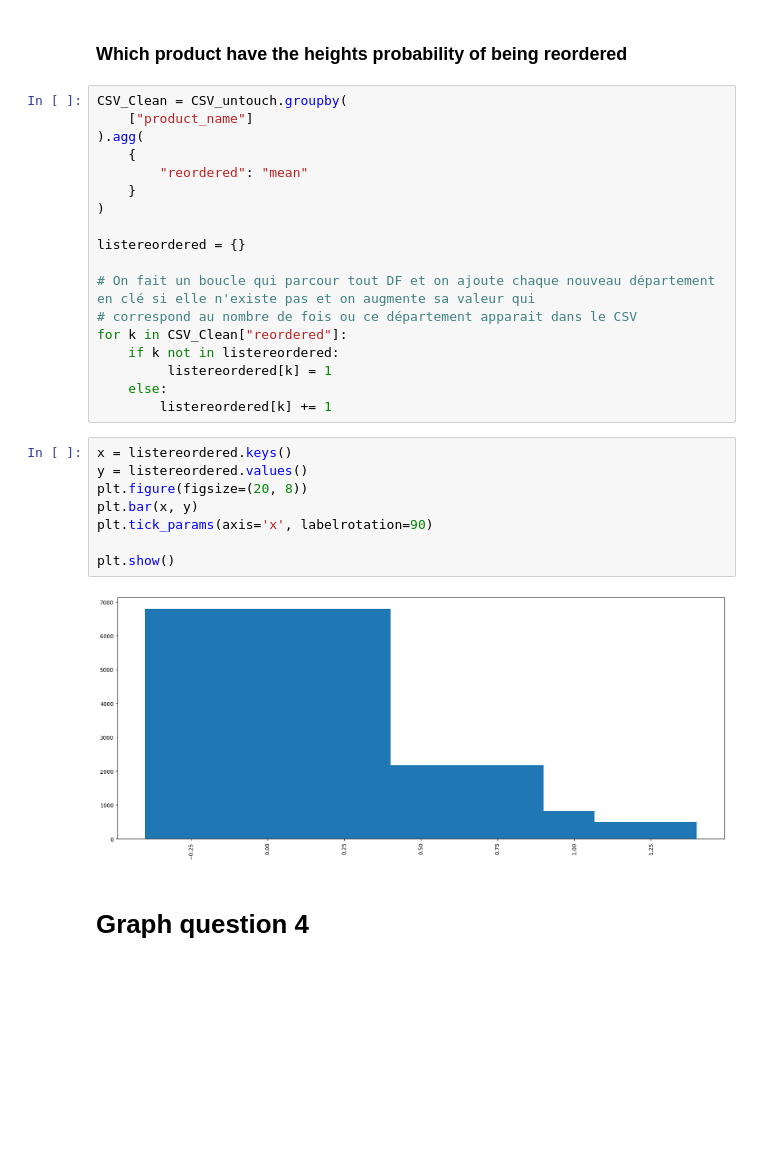
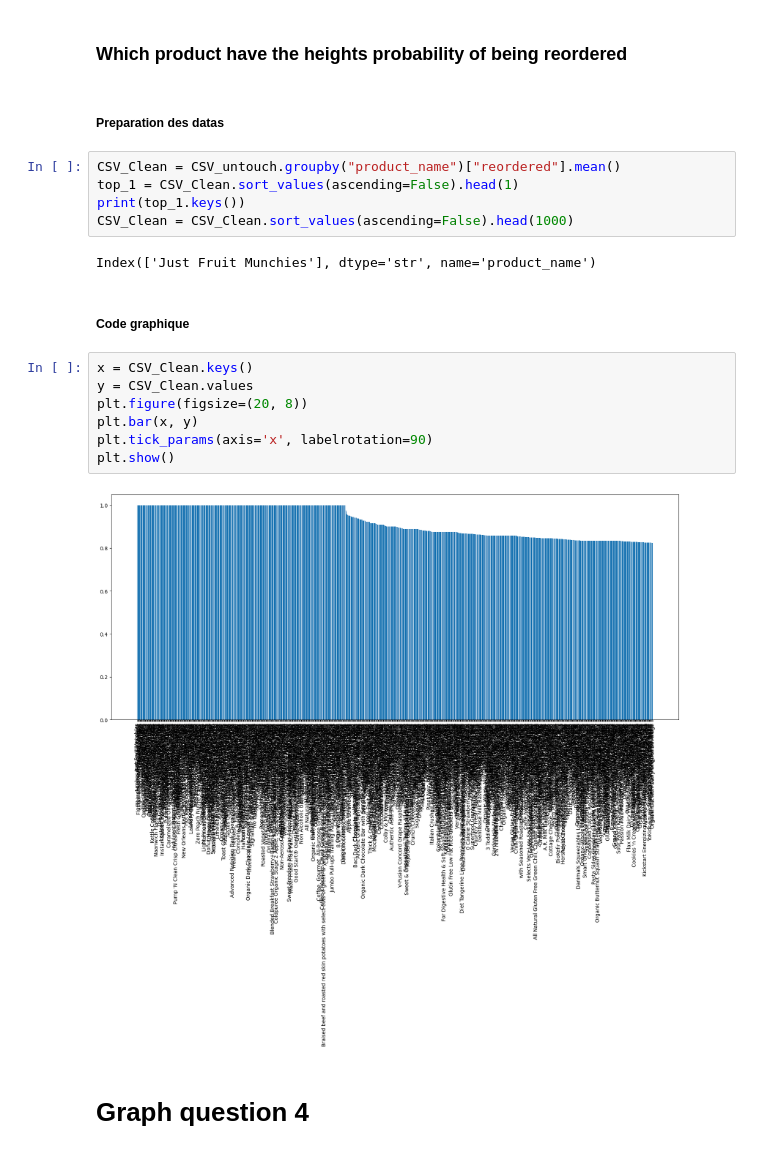
Before and after one commit to BastianHanart/NextBuy, a Jupyter notebook: notebook.ipynb, the cells around one changed output. Cells and saved outputs as stored; diff of their text form; blank space fills up the shorter version.

```diff
--- a/notebook.ipynb
+++ b/notebook.ipynb
@@ -85,34 +118,26 @@ plt.show()
 # Graph question 3
 # %% [markdown]
 ### Which product have the heights probability of being reordered
+# %% [markdown]
+##### Preparation des datas
 # %%
-CSV_Clean = CSV_untouch.groupby(
-    ["product_name"]
-).agg(
-    {
-        "reordered": "mean"
-    }
-)
-
-listereordered = {}
-
-# On fait un boucle qui parcour tout DF et on ajoute chaque nouveau département en clé si elle n'existe pas et on augmente sa valeur qui
-# correspond au nombre de fois ou ce département apparait dans le CSV
-for k in CSV_Clean["reordered"]:
-    if k not in listereordered:
-         listereordered[k] = 1
-    else:
-        listereordered[k] += 1
+CSV_Clean = CSV_untouch.groupby("product_name")["reordered"].mean()
+top_1 = CSV_Clean.sort_values(ascending=False).head(1)
+print(top_1.keys())
+CSV_Clean = CSV_Clean.sort_values(ascending=False).head(1000)
+# %% [output]
+Index(['Just Fruit Munchies'], dtype='str', name='product_name')
+# %% [markdown]
+##### Code graphique
 # %%
-x = listereordered.keys()
-y = listereordered.values()
+x = CSV_Clean.keys()
+y = CSV_Clean.values
 plt.figure(figsize=(20, 8))
 plt.bar(x, y)
 plt.tick_params(axis='x', labelrotation=90)
-
 plt.show()
 # %% [output]
-[figure, old version]
+[figure, new version]
 # %% [markdown]
 # Graph question 4
 # %% [markdown]
```
Also changed, not shown: parts of 34 cells of this notebook, 3 other files.
